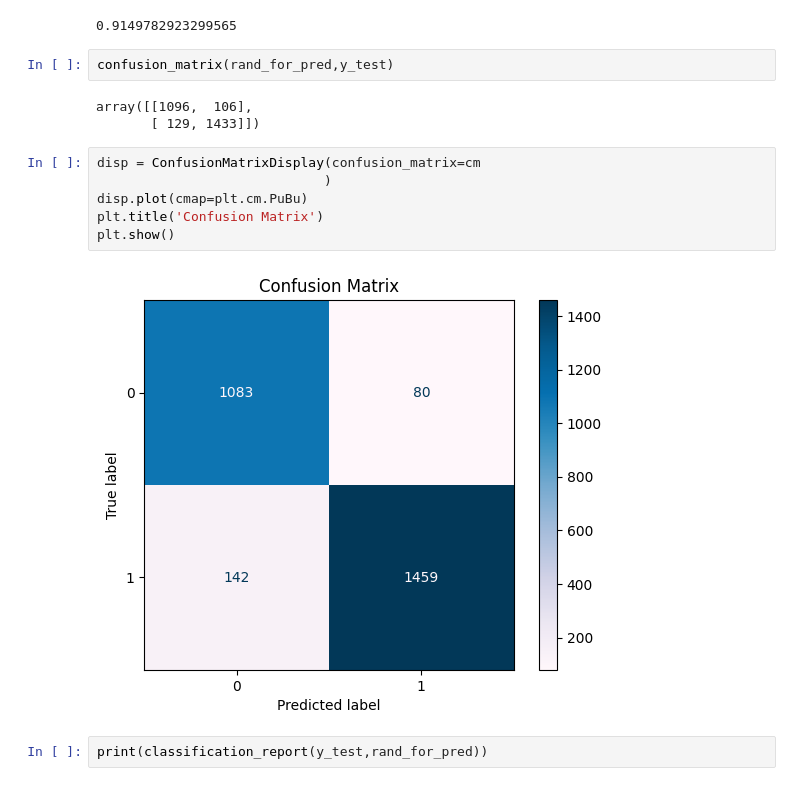
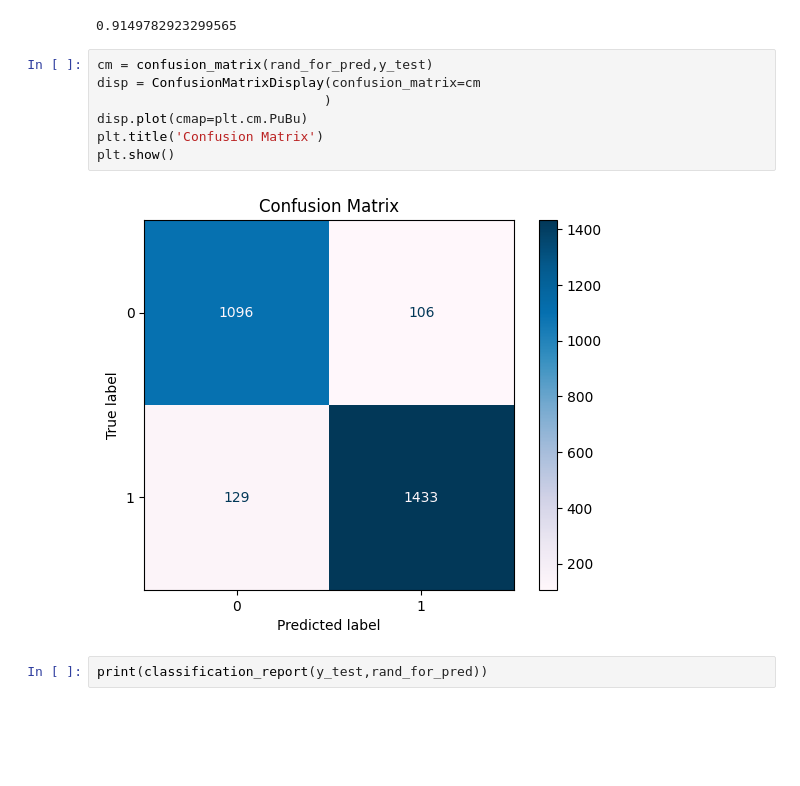
Before and after one commit to bgvg/especializacao-cienciadados-ufmg, a Jupyter notebook: detectando-phishing-espufmg-set2025.ipynb, the cells around one changed output. Saved outputs shown, nothing was run; the diff lists cells and outputs as text; blank space fills up the shorter version.

```diff
--- a/detectando-phishing-espufmg-set2025.ipynb
+++ b/detectando-phishing-espufmg-set2025.ipynb
@@ -493,19 +531,15 @@ rand_for_sc = rand_for.score(X_test,y_test)
 print(rand_for_sc)
 # %% [output]
 0.9149782923299565
-# %%
-confusion_matrix(rand_for_pred,y_test)
-# %% [output]
-array([[1096,  106],
-       [ 129, 1433]])
 # %%
+cm = confusion_matrix(rand_for_pred,y_test)
 disp = ConfusionMatrixDisplay(confusion_matrix=cm
                              )
 disp.plot(cmap=plt.cm.PuBu)
 plt.title('Confusion Matrix')
 plt.show()
 # %% [output]
-[figure, old version]
+[figure, new version]
 # %%
 print(classification_report(y_test,rand_for_pred))
 # %% [output]
```
Also changed, not shown: parts of 55 cells of this notebook.
